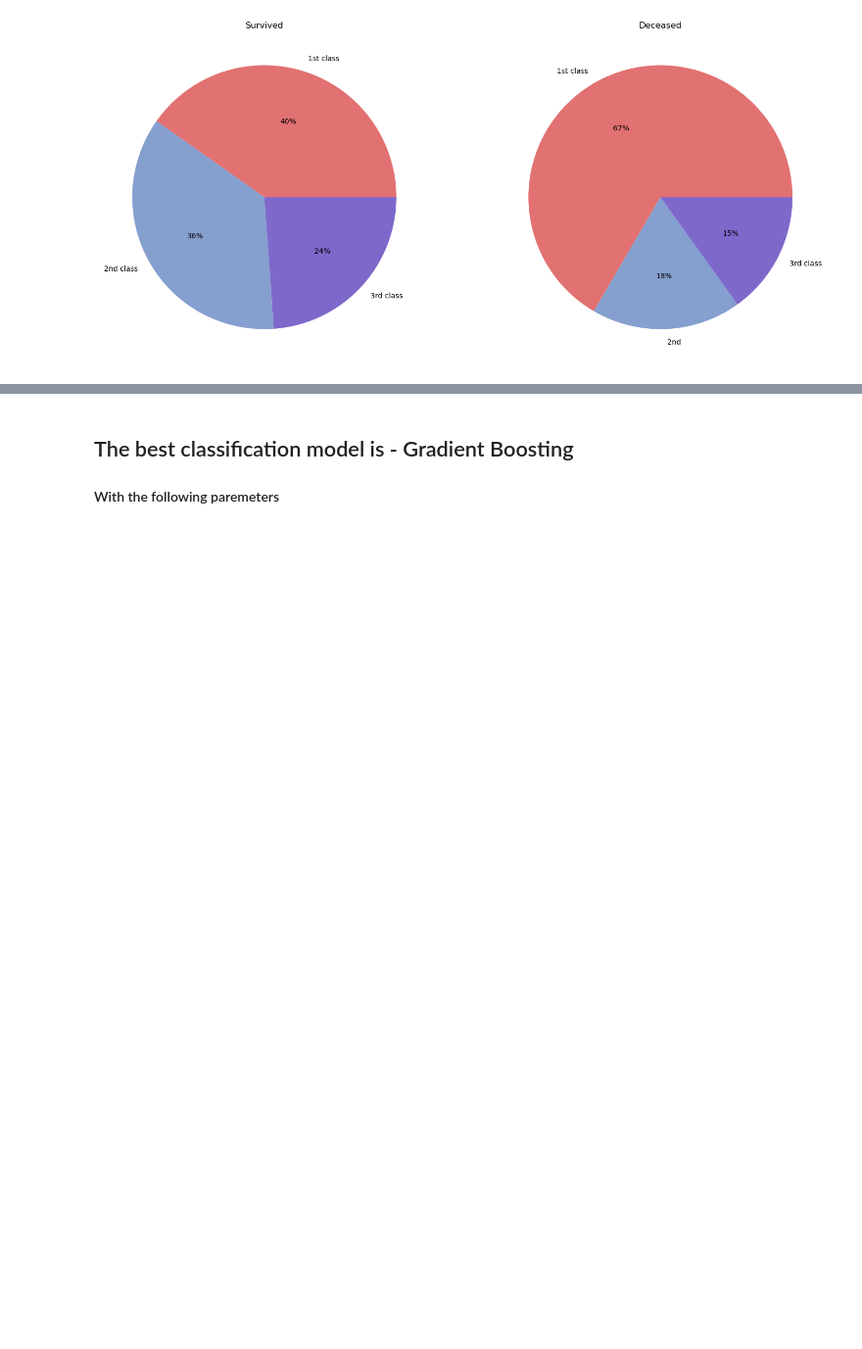
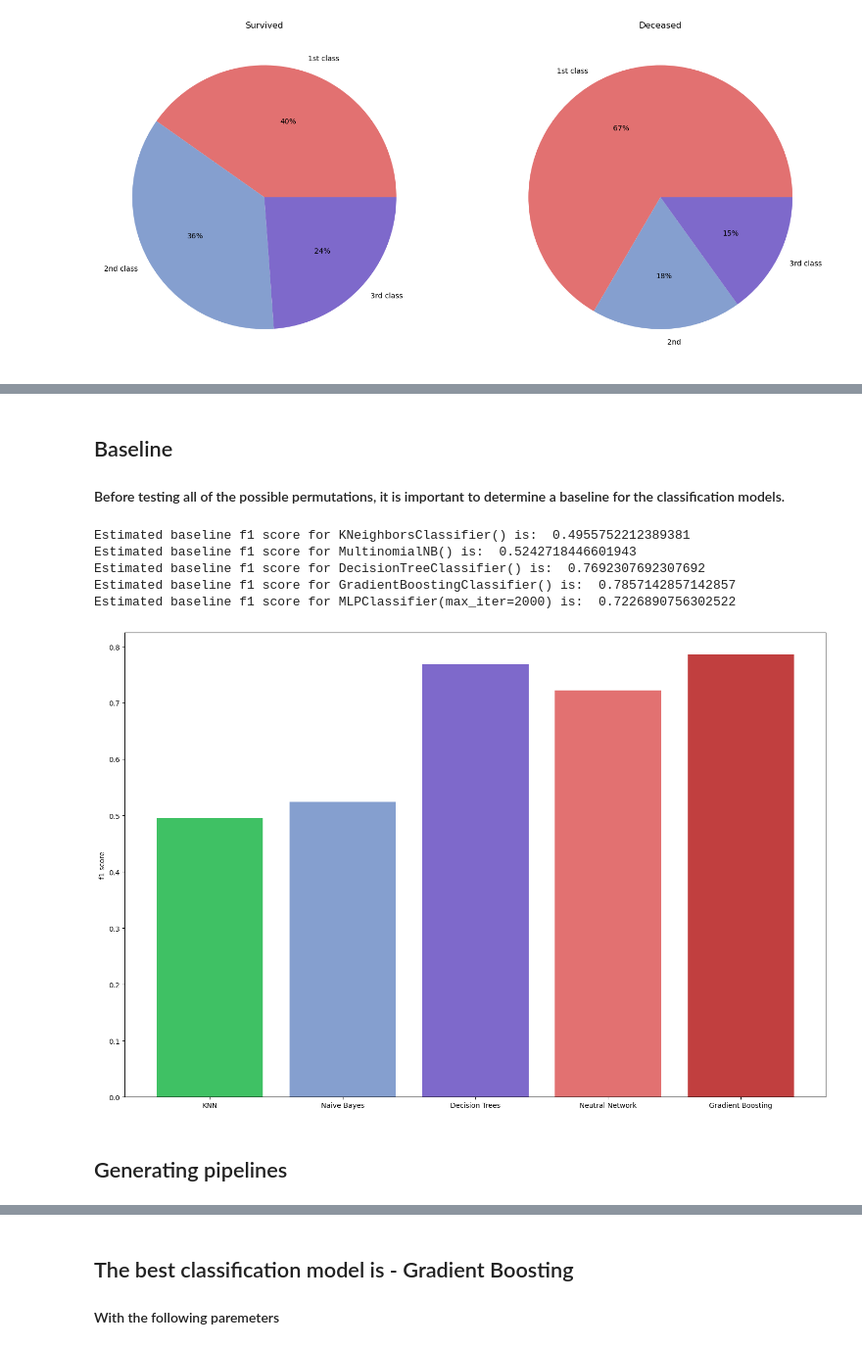
Before and after one commit to David-Saadia/supervised-learning-flow-SoloBranch, a Jupyter notebook: supervised_learning_flow.ipynb, the cells around one changed output, grey strips where cells are left out. Shown at 98% size. Cells and saved outputs as stored; diff of their text form; code cells hidden in the pictures; blank space fills up the shorter version.

```diff
--- a/supervised_learning_flow.ipynb
+++ b/supervised_learning_flow.ipynb
@@ -234,6 +241,36 @@ GB_nEstimators = [5,150,400]
 GB_learnRate = [0.09, 0.01, 0.2]
 GB_maxDepth = [3,5,7]
 GB_loss = ["log_loss", "exponential"]
+# %% [markdown]
+## Baseline
+#### Before testing all of the possible permutations, it is important to determine a baseline for the classification models.
+# %%
+train_copy = titanic_train.copy()
+test_copy = titanic_test.copy()
+BaseLineScores = []
+
+for model in models:
+    model.fit(train_copy.drop(label, axis = 1), train_copy[label])
+    y_pred = model.predict(test_copy.drop(label, axis = 1))
+    baseline_f1 = f1_score(test_copy[label], y_pred)
+    BaseLineScores.append((str(model),baseline_f1))
+    print("Estimated baseline f1 score for " + str(model) + " is: " , baseline_f1)
+# %% [output]
+Estimated baseline f1 score for KNeighborsClassifier() is:  0.4955752212389381
+Estimated baseline f1 score for MultinomialNB() is:  0.5242718446601943
+Estimated baseline f1 score for DecisionTreeClassifier() is:  0.7692307692307692
+Estimated baseline f1 score for GradientBoostingClassifier() is:  0.7857142857142857
+Estimated baseline f1 score for MLPClassifier(max_iter=2000) is:  0.7226890756302522
+# %%
+plt.figure(figsize=(18,12))
+labels = ["KNN", "Naive Bayes","Decision Trees","Neutral Network", "Gradient Boosting"]
+plt.bar(x = labels, height = [score[1] for score in BaseLineScores], color=["#3fc164","#859fcf","#7e69cb","#e27171","#c13f3f"])
+plt.ylabel("f1 score")
+plt.show()
+# %% [output]
+[figure, added]
+# %% [markdown]
+## Generating pipelines
 # %%
 
 #Generating pipeline tuple lists
```
Also changed, not shown: parts of 22 cells of this notebook.
